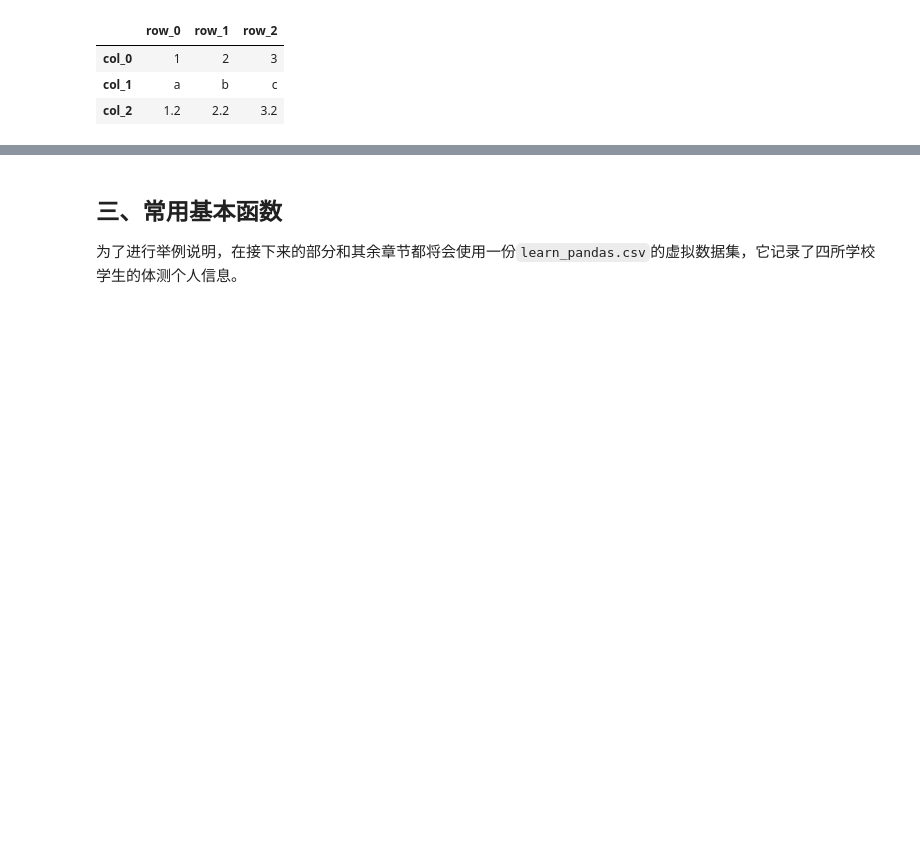
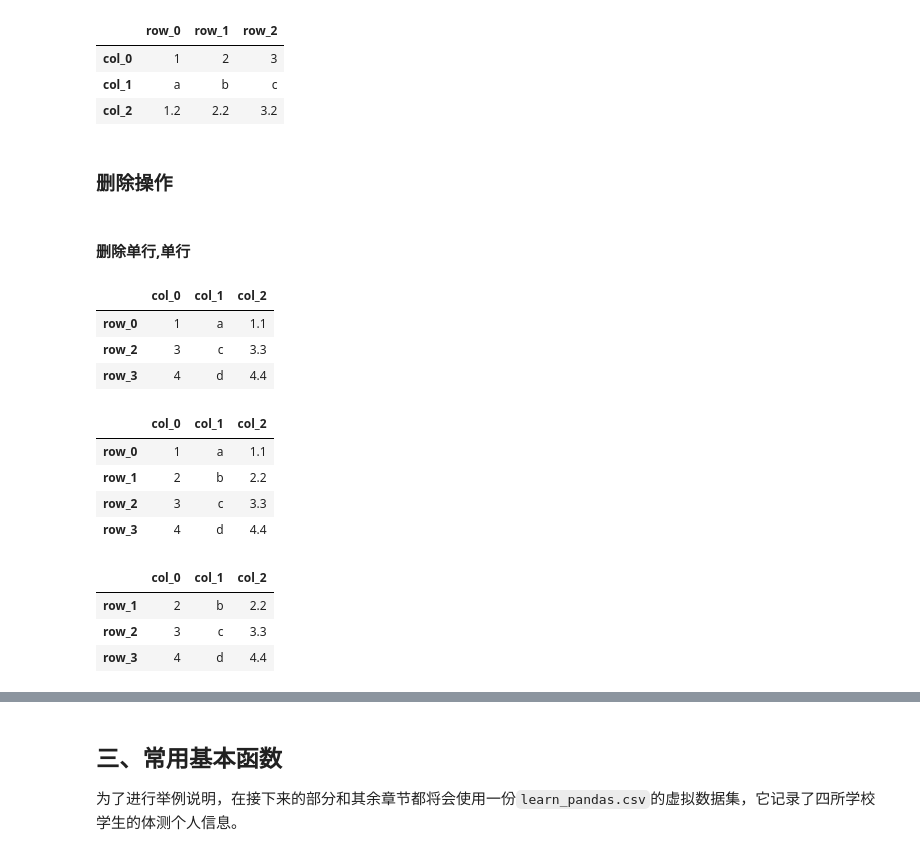
Before and after one commit to vcfriend/python-demo, a Jupyter notebook: pandas/joyful-pandas/notebook/第二章 pandas基础.ipynb, the cells around one changed output, grey strips where cells are left out. Saved outputs shown, nothing was run; the diff lists cells and outputs as text; code cells hidden in the pictures; blank space fills up the shorter version.

```diff
--- a/pandas/joyful-pandas/notebook/第二章 pandas基础.ipynb
+++ b/pandas/joyful-pandas/notebook/第二章 pandas基础.ipynb
@@ -302,3 +392,30 @@ df.T
 | col_0 | 1 | 2 | 3 |
 | col_1 | a | b | c |
 | col_2 | 1.2 | 2.2 | 3.2 |
+# %% [markdown]
+### 删除操作
+# %% [markdown]
+#### 删除单行,单行
+# %%
+df.drop(['row_1'])
+# %% [output]
+|  | col_0 | col_1 | col_2 |
+| row_0 | 1 | a | 1.1 |
+| row_2 | 3 | c | 3.3 |
+| row_3 | 4 | d | 4.4 |
+# %%
+df
+# %% [output]
+|  | col_0 | col_1 | col_2 |
+| row_0 | 1 | a | 1.1 |
+| row_1 | 2 | b | 2.2 |
+| row_2 | 3 | c | 3.3 |
+| row_3 | 4 | d | 4.4 |
+# %%
+# 利用索引删除第一行行
+df.drop(['row_0'])
+# %% [output]
+|  | col_0 | col_1 | col_2 |
+| row_1 | 2 | b | 2.2 |
+| row_2 | 3 | c | 3.3 |
+| row_3 | 4 | d | 4.4 |
```
Also changed, not shown: parts of 28 cells of this notebook, 5 other files.
